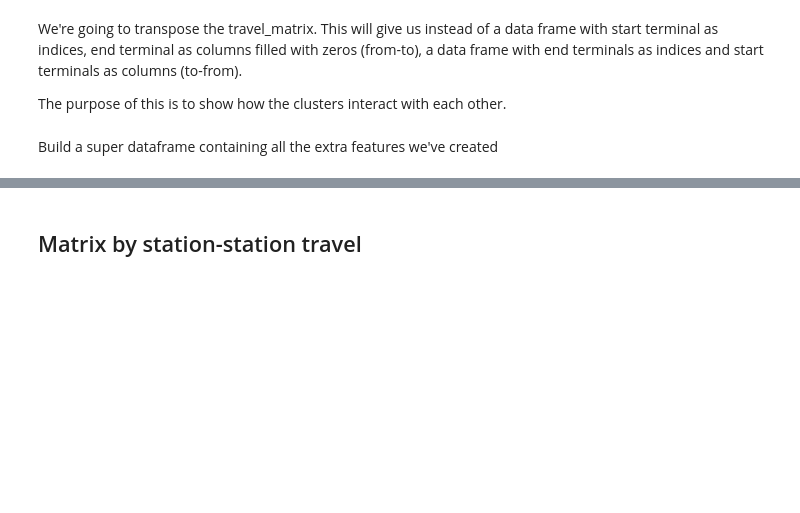
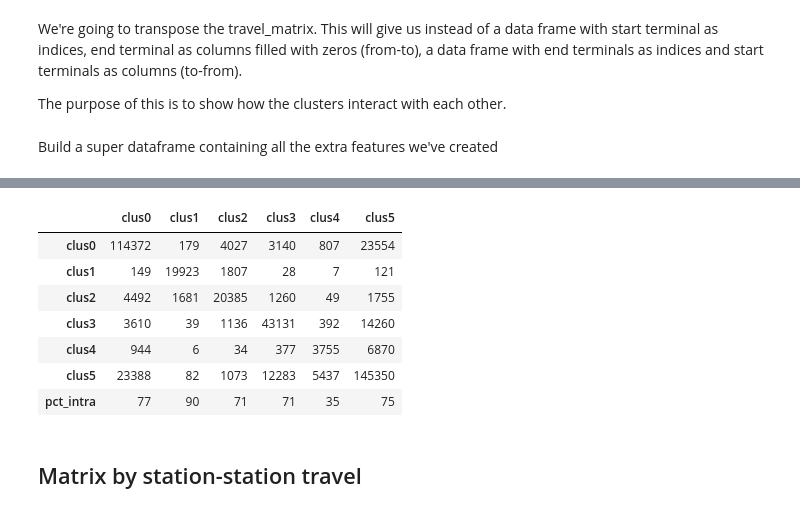
Before and after one commit to SethDKelly/NiceRideMN, a Jupyter notebook: Station KMean prototype.ipynb, the cells around one changed output, grey strips where cells are left out. Drawn from its saved outputs; the diff is of its cells as text; code cells hidden in the pictures; blank space fills up the shorter version.

```diff
--- a/Station KMean prototype.ipynb
+++ b/Station KMean prototype.ipynb
@@ -508,3 +507,22 @@ sns.lmplot(x='Longitude', y='Latitude', hue='cluster', data=six_nr_clusters, fit
+# %%
+# for later optimization
+test = pd.DataFrame(intra_to_summary.values.T, \
+             index=intra_to_summary.columns,\
+            columns=['clus0', 'clus1', 'clus2','clus3', 'clus4', 'clus5']).fillna(0)
+
+#test['pct_intra'] = test.append([(test.loc['clus'+str(x)]['clus'+str(x)]\
+#                                / test.loc['clus'+str(x),:].values.sum()) *100\
+#                                for x in range(6)])
+test
+# %% [output]
+|  | clus0 | clus1 | clus2 | clus3 | clus4 | clus5 |
+| clus0 | 114372 | 179 | 4027 | 3140 | 807 | 23554 |
+| clus1 | 149 | 19923 | 1807 | 28 | 7 | 121 |
+| clus2 | 4492 | 1681 | 20385 | 1260 | 49 | 1755 |
+| clus3 | 3610 | 39 | 1136 | 43131 | 392 | 14260 |
+| clus4 | 944 | 6 | 34 | 377 | 3755 | 6870 |
+| clus5 | 23388 | 82 | 1073 | 12283 | 5437 | 145350 |
+| pct_intra | 77 | 90 | 71 | 71 | 35 | 75 |
 # %% [markdown]
 ## Matrix by station-station travel
 # %%
```
Also changed, not shown: parts of 16 cells of this notebook.
